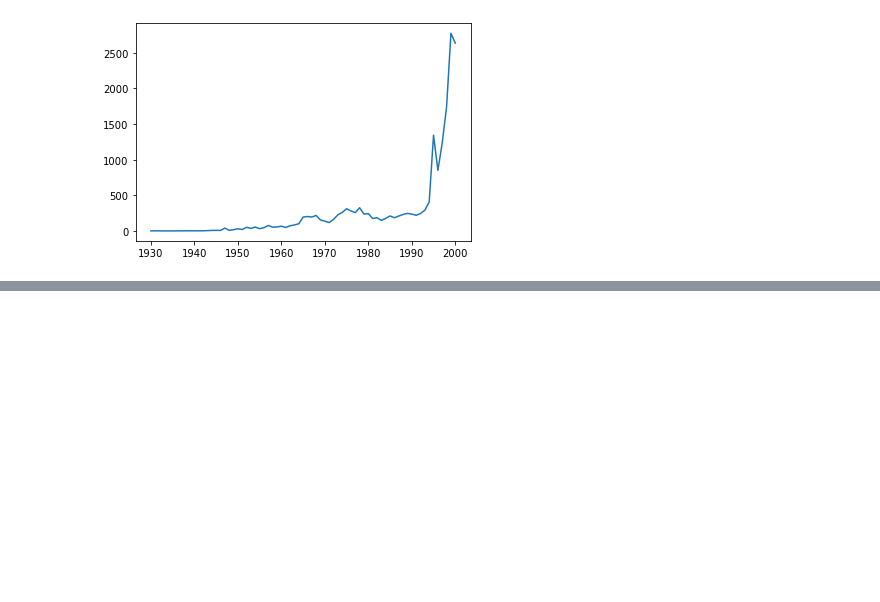
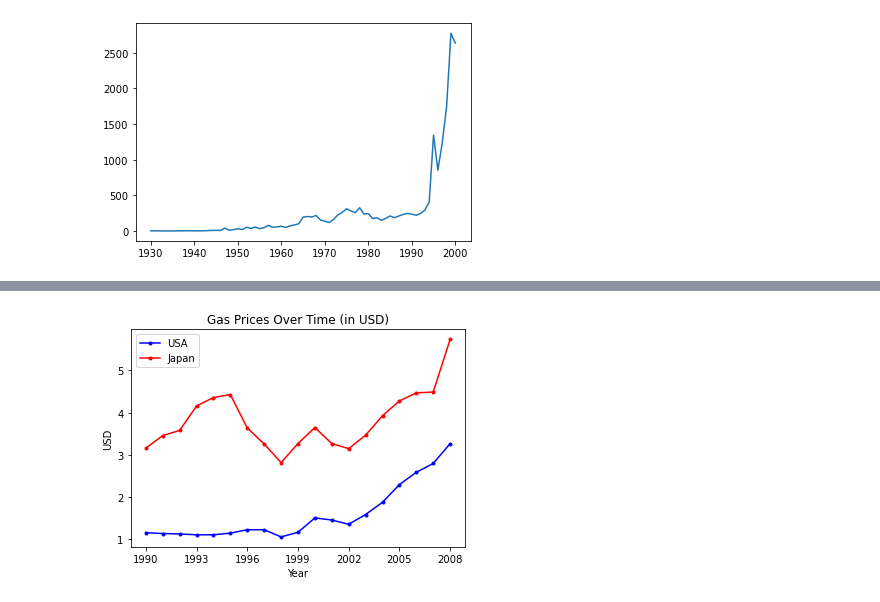
Before and after one commit to mcandar/python_lectures, a Jupyter notebook: chapter_7.ipynb, the cells around one changed output, grey strips where cells are left out. Cells and saved outputs as stored; diff of their text form; code cells hidden in the pictures; blank space fills up the shorter version.

Commit message:
Added Examples & Datas

```diff
--- a/chapter_7.ipynb
+++ b/chapter_7.ipynb
@@ -878,3 +870,5 @@ ufo.Year.value_counts().sort_index().plot()
 # %% [output]
 <AxesSubplot:>
 [figure]
+# %%
+gas_prices = pd.read_csv(r"C:\Users\PC\python_lectures\data\gas_prices.csv")
@@ -880,0 +895,16 @@ ufo.Year.value_counts().sort_index().plot()
+# %%
+plt.title("Gas Prices Over Time (in USD)")
+
+plt.plot(gas_prices.Year,gas_prices.USA,"b.-", label= "USA")
+plt.plot(gas_prices.Year,gas_prices.Japan,"r.-", label= "Japan")
+
+plt.xticks(gas_prices.Year[::3])
+
+plt.xlabel("Year")
+plt.ylabel("USD")
+
+plt.legend()
+
+plt.show()
+# %% [output]
+[figure, added]
```
Also changed, not shown: parts of 87 cells of this notebook, 4 other files.
